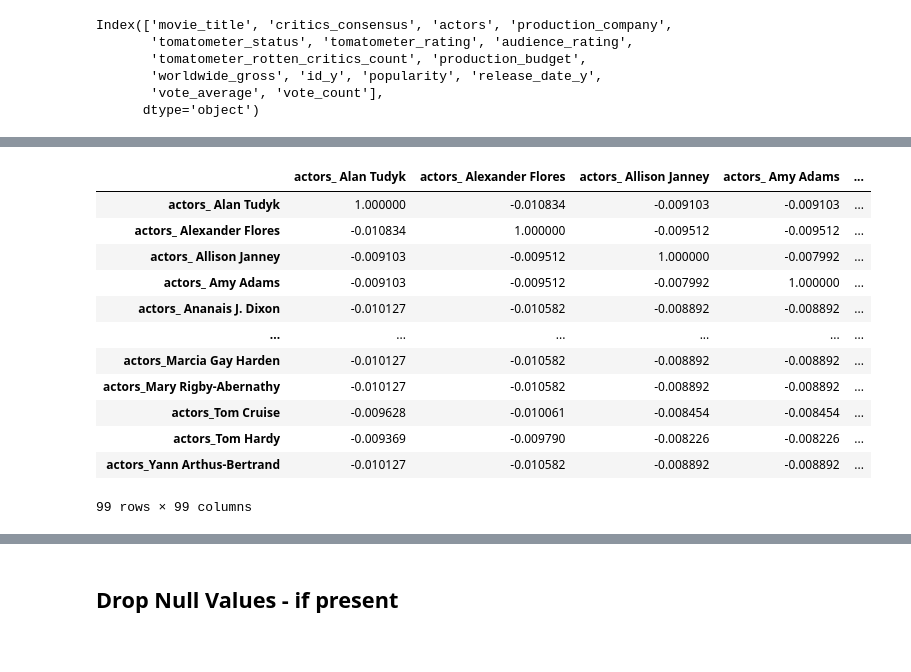
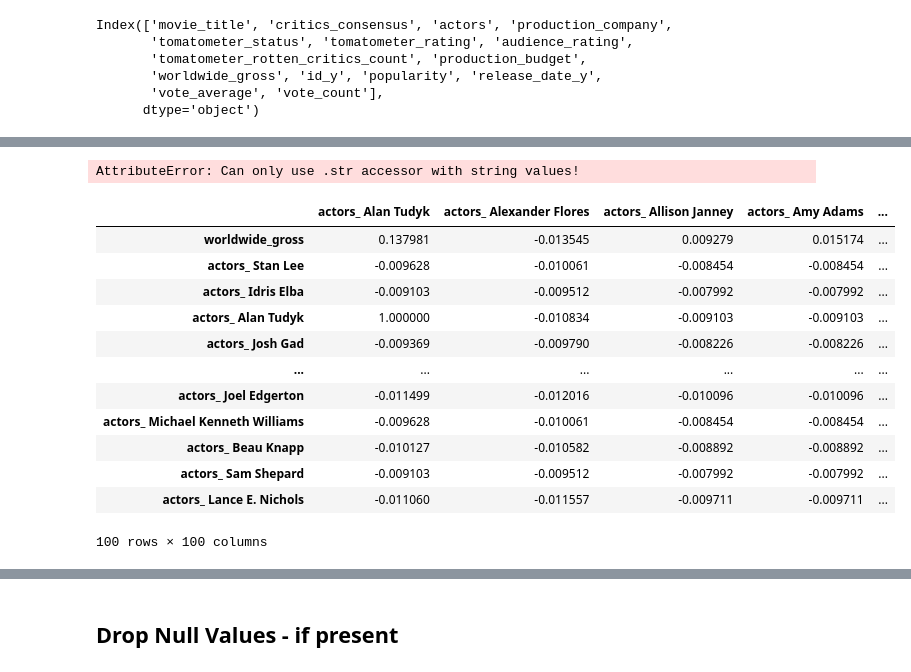
Before and after one commit to jchandleroneal/microsoft-movie-analysis, a Jupyter notebook: movie_analysis.ipynb, the cells around one changed output, grey strips where cells are left out. Saved outputs shown, nothing was run; the diff lists cells and outputs as text; code cells hidden in the pictures.

Commit message:
actor and profit correlation

```diff
--- a/movie_analysis.ipynb
+++ b/movie_analysis.ipynb
@@ -95,16 +99,20 @@ example = pd.get_dummies(example, columns = ['actors'])
+# %%
+example['worldwide_gross'] = example.worldwide_gross.str.replace('$','').str.replace(',','').astype(int)
+# %% [output]
+AttributeError: Can only use .str accessor with string values!
 # %%
-example[example.columns[15:].tolist() + ['worldwide_gross']].corr()
+example[example.columns[15:].tolist() + ['worldwide_gross']].corr().sort_values('worldwide_gross', ascending=False)
 # %% [output]
 |  | actors_ Alan Tudyk | actors_ Alexander Flores | actors_ Allison Janney | actors_ Amy Adams | ... |
+| worldwide_gross | 0.137981 | -0.013545 | 0.009279 | 0.015174 | ... |
+| actors_ Stan Lee | -0.009628 | -0.010061 | -0.008454 | -0.008454 | ... |
+| actors_ Idris Elba | -0.009103 | -0.009512 | -0.007992 | -0.007992 | ... |
 | actors_ Alan Tudyk | 1.000000 | -0.010834 | -0.009103 | -0.009103 | ... |
-| actors_ Alexander Flores | -0.010834 | 1.000000 | -0.009512 | -0.009512 | ... |
-| actors_ Allison Janney | -0.009103 | -0.009512 | 1.000000 | -0.007992 | ... |
-| actors_ Amy Adams | -0.009103 | -0.009512 | -0.007992 | 1.000000 | ... |
-| actors_ Ananais J. Dixon | -0.010127 | -0.010582 | -0.008892 | -0.008892 | ... |
+| actors_ Josh Gad | -0.009369 | -0.009790 | -0.008226 | -0.008226 | ... |
 | ... | ... | ... | ... | ... | ... |
-| actors_Marcia Gay Harden | -0.010127 | -0.010582 | -0.008892 | -0.008892 | ... |
-| actors_Mary Rigby-Abernathy | -0.010127 | -0.010582 | -0.008892 | -0.008892 | ... |
-| actors_Tom Cruise | -0.009628 | -0.010061 | -0.008454 | -0.008454 | ... |
-| actors_Tom Hardy | -0.009369 | -0.009790 | -0.008226 | -0.008226 | ... |
-| actors_Yann Arthus-Bertrand | -0.010127 | -0.010582 | -0.008892 | -0.008892 | ... |
+| actors_ Joel Edgerton | -0.011499 | -0.012016 | -0.010096 | -0.010096 | ... |
+| actors_ Michael Kenneth Williams | -0.009628 | -0.010061 | -0.008454 | -0.008454 | ... |
+| actors_ Beau Knapp | -0.010127 | -0.010582 | -0.008892 | -0.008892 | ... |
+| actors_ Sam Shepard | -0.009103 | -0.009512 | -0.007992 | -0.007992 | ... |
+| actors_ Lance E. Nichols | -0.011060 | -0.011557 | -0.009711 | -0.009711 | ... |
-99 rows × 99 columns
+100 rows × 100 columns
```
Also changed, not shown: parts of 21 cells of this notebook.
